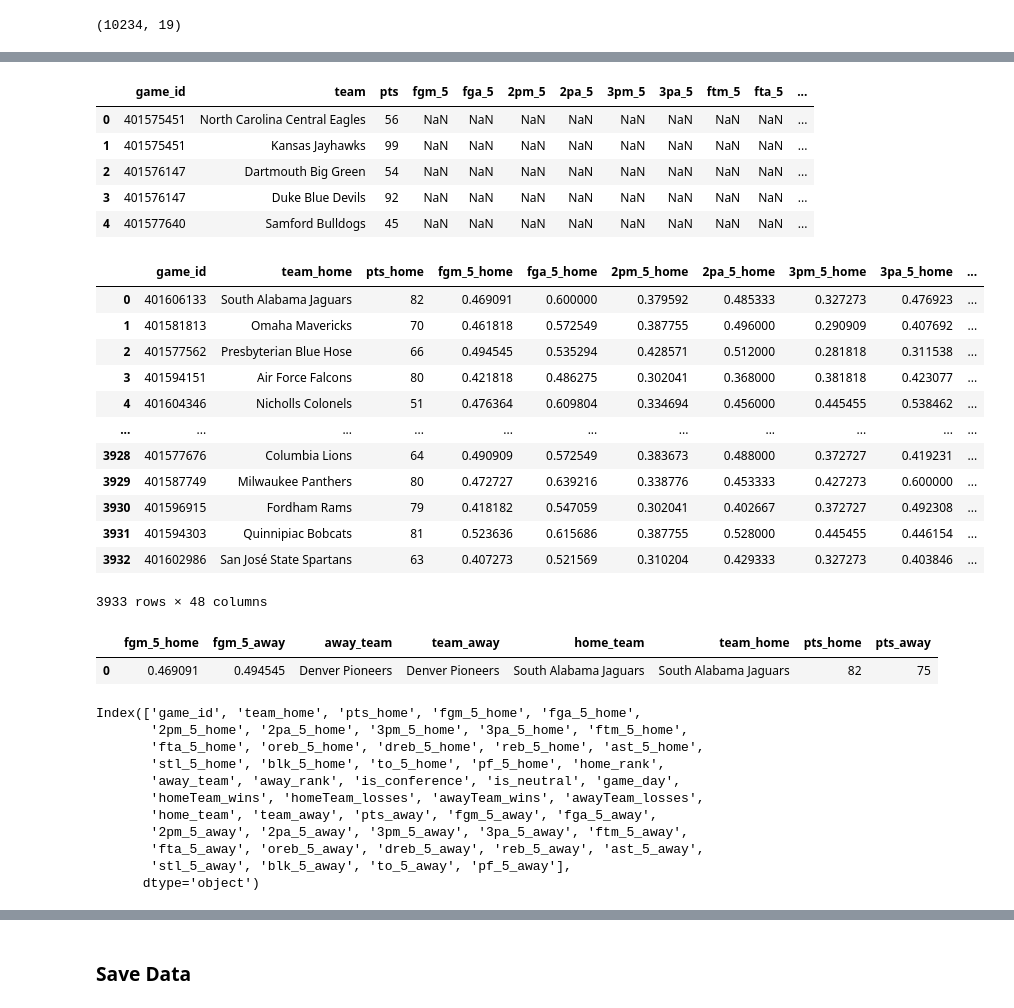
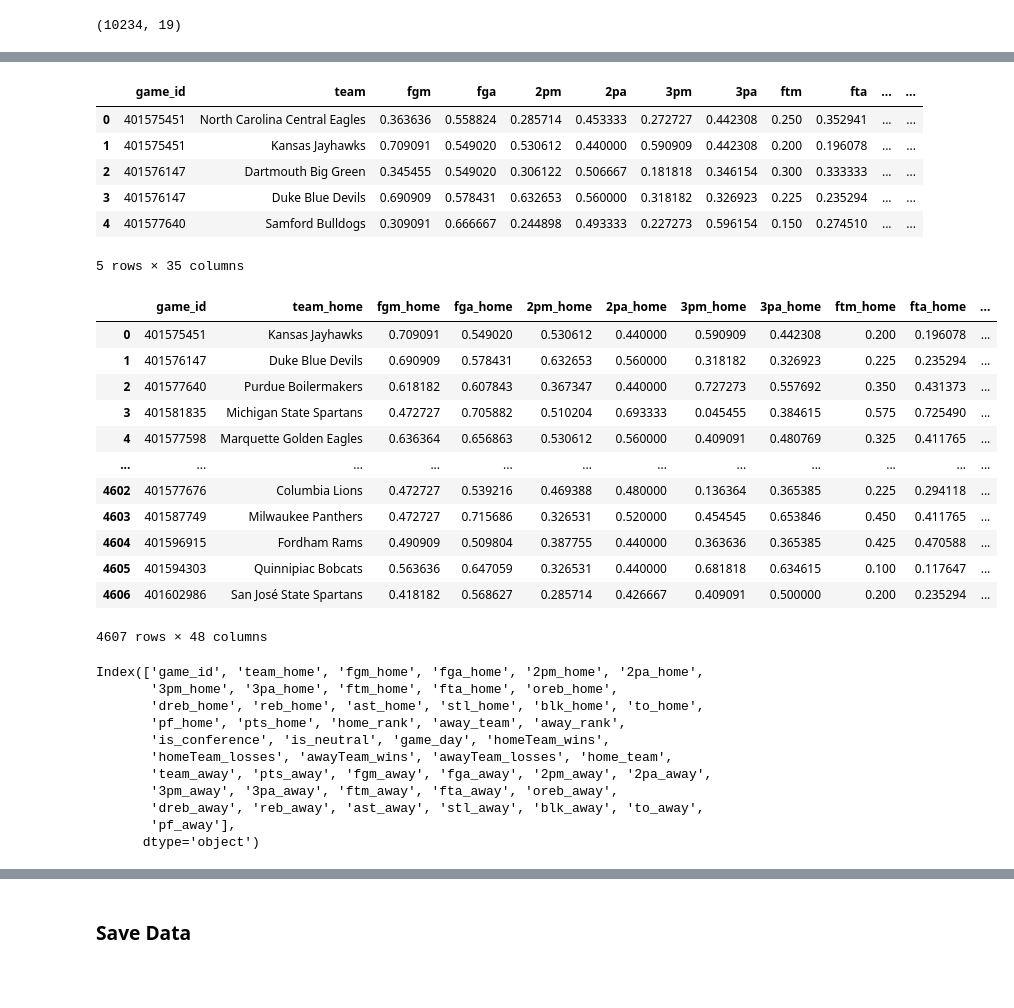
Before and after one commit to michael-abbate/cbb-predictor, a Jupyter notebook: data_preprocessing.ipynb, the cells around one changed output, grey strips where cells are left out. Saved outputs shown, nothing was run; the diff lists cells and outputs as text; code cells hidden in the pictures; blank space fills up the shorter version.

Commit message:
Update to work with actual stats from the games to predict home and away scores in two separate models. Use cumulative averages as inputs to predict respective scores.

```diff
--- a/data_preprocessing.ipynb
+++ b/data_preprocessing.ipynb
@@ -185,60 +219,56 @@ bs_grouped.columns = rolling_cols
 # %%
-include_cols = ['game_id','team','pts']+rolling_cols
-bs_grouped_with_game_info = pd.concat([bs_v,bs_grouped],axis=1)[include_cols]
-bs_grouped_with_game_info.head()
+# include_cols = ['game_id','team','pts']+rolling_cols
+# bs_grouped_with_game_info = pd.concat([bs_v,bs_grouped],axis=1)#[include_cols]
+# bs_grouped_with_game_info.head()
 # %% [output]
-|  | game_id | team | pts | fgm_5 | fga_5 | 2pm_5 | 2pa_5 | 3pm_5 | 3pa_5 | ftm_5 | fta_5 | ... |
-| 0 | 401575451 | North Carolina Central Eagles | 56 | NaN | NaN | NaN | NaN | NaN | NaN | NaN | NaN | ... |
-| 1 | 401575451 | Kansas Jayhawks | 99 | NaN | NaN | NaN | NaN | NaN | NaN | NaN | NaN | ... |
-| 2 | 401576147 | Dartmouth Big Green | 54 | NaN | NaN | NaN | NaN | NaN | NaN | NaN | NaN | ... |
-| 3 | 401576147 | Duke Blue Devils | 92 | NaN | NaN | NaN | NaN | NaN | NaN | NaN | NaN | ... |
-| 4 | 401577640 | Samford Bulldogs | 45 | NaN | NaN | NaN | NaN | NaN | NaN | NaN | NaN | ... |
+|  | game_id | team | fgm | fga | 2pm | 2pa | 3pm | 3pa | ftm | fta | ... | ... |
+| 0 | 401575451 | North Carolina Central Eagles | 0.363636 | 0.558824 | 0.285714 | 0.453333 | 0.272727 | 0.442308 | 0.250 | 0.352941 | ... | ... |
+| 1 | 401575451 | Kansas Jayhawks | 0.709091 | 0.549020 | 0.530612 | 0.440000 | 0.590909 | 0.442308 | 0.200 | 0.196078 | ... | ... |
+| 2 | 401576147 | Dartmouth Big Green | 0.345455 | 0.549020 | 0.306122 | 0.506667 | 0.181818 | 0.346154 | 0.300 | 0.333333 | ... | ... |
+| 3 | 401576147 | Duke Blue Devils | 0.690909 | 0.578431 | 0.632653 | 0.560000 | 0.318182 | 0.326923 | 0.225 | 0.235294 | ... | ... |
+| 4 | 401577640 | Samford Bulldogs | 0.309091 | 0.666667 | 0.244898 | 0.493333 | 0.227273 | 0.596154 | 0.150 | 0.274510 | ... | ... |
+5 rows × 35 columns
 # %%
 # Join in transformed on game ID and the teams
 
-
+include_cols = ['game_id','team','pts']+stat_cols
 home_boxscores_df = transformed_df.rename(columns={'home_team':'team'})
 home_boxscores_df['home_team']=home_boxscores_df['team']
 
 away_boxscores_df = transformed_df.rename(columns={'away_team':'team'})
 away_boxscores_df['away_team']=away_boxscores_df['team']
 
-home_boxscores = pd.merge(bs_grouped_with_game_info, home_boxscores_df, how='left', on=['game_id','team'], validate='one_to_one').dropna()
+home_boxscores = pd.merge(bs, home_boxscores_df, how='left', on=['game_id','team'], validate='one_to_one').dropna()
 # home_boxscores = home_boxscores.drop(['team'],axis=1)
-away_boxscores = pd.merge(bs_grouped_with_game_info, away_boxscores_df, how='left', on=['game_id','team'], validate='one_to_one').dropna()[include_cols]
+away_boxscores = pd.merge(bs, away_boxscores_df, how='left', on=['game_id','team'], validate='one_to_one').dropna()[include_cols]
 # combined_boxscores = pd.merge(home_boxscores,away_boxscores,on='game_id',validate='one_to_one',suffixes=('_home','_away'))
 combined_boxscores = pd.merge(home_boxscores,away_boxscores,on='game_id',validate='one_to_one',suffixes=('_home','_away'))
 combined_boxscores
 # %% [output]
-|  | game_id | team_home | pts_home | fgm_5_home | fga_5_home | 2pm_5_home | 2pa_5_home | 3pm_5_home | 3pa_5_home | ... |
-| 0 | 401606133 | South Alabama Jaguars | 82 | 0.469091 | 0.600000 | 0.379592 | 0.485333 | 0.327273 | 0.476923 | ... |
-| 1 | 401581813 | Omaha Mavericks | 70 | 0.461818 | 0.572549 | 0.387755 | 0.496000 | 0.290909 | 0.407692 | ... |
-| 2 | 401577562 | Presbyterian Blue Hose | 66 | 0.494545 | 0.535294 | 0.428571 | 0.512000 | 0.281818 | 0.311538 | ... |
-| 3 | 401594151 | Air Force Falcons | 80 | 0.421818 | 0.486275 | 0.302041 | 0.368000 | 0.381818 | 0.423077 | ... |
-| 4 | 401604346 | Nicholls Colonels | 51 | 0.476364 | 0.609804 | 0.334694 | 0.456000 | 0.445455 | 0.538462 | ... |
-| ... | ... | ... | ... | ... | ... | ... | ... | ... | ... | ... |
-| 3928 | 401577676 | Columbia Lions | 64 | 0.490909 | 0.572549 | 0.383673 | 0.488000 | 0.372727 | 0.419231 | ... |
-| 3929 | 401587749 | Milwaukee Panthers | 80 | 0.472727 | 0.639216 | 0.338776 | 0.453333 | 0.427273 | 0.600000 | ... |
-| 3930 | 401596915 | Fordham Rams | 79 | 0.418182 | 0.547059 | 0.302041 | 0.402667 | 0.372727 | 0.492308 | ... |
-| 3931 | 401594303 | Quinnipiac Bobcats | 81 | 0.523636 | 0.615686 | 0.387755 | 0.528000 | 0.445455 | 0.446154 | ... |
-| 3932 | 401602986 | San José State Spartans | 63 | 0.407273 | 0.521569 | 0.310204 | 0.429333 | 0.327273 | 0.403846 | ... |
+|  | game_id | team_home | fgm_home | fga_home | 2pm_home | 2pa_home | 3pm_home | 3pa_home | ftm_home | fta_home | ... |
+| 0 | 401575451 | Kansas Jayhawks | 0.709091 | 0.549020 | 0.530612 | 0.440000 | 0.590909 | 0.442308 | 0.200 | 0.196078 | ... |
+| 1 | 401576147 | Duke Blue Devils | 0.690909 | 0.578431 | 0.632653 | 0.560000 | 0.318182 | 0.326923 | 0.225 | 0.235294 | ... |
+| 2 | 401577640 | Purdue Boilermakers | 0.618182 | 0.607843 | 0.367347 | 0.440000 | 0.727273 | 0.557692 | 0.350 | 0.431373 | ... |
+| 3 | 401581835 | Michigan State Spartans | 0.472727 | 0.705882 | 0.510204 | 0.693333 | 0.045455 | 0.384615 | 0.575 | 0.725490 | ... |
+| 4 | 401577598 | Marquette Golden Eagles | 0.636364 | 0.656863 | 0.530612 | 0.560000 | 0.409091 | 0.480769 | 0.325 | 0.411765 | ... |
+| ... | ... | ... | ... | ... | ... | ... | ... | ... | ... | ... | ... |
+| 4602 | 401577676 | Columbia Lions | 0.472727 | 0.539216 | 0.469388 | 0.480000 | 0.136364 | 0.365385 | 0.225 | 0.294118 | ... |
+| 4603 | 401587749 | Milwaukee Panthers | 0.472727 | 0.715686 | 0.326531 | 0.520000 | 0.454545 | 0.653846 | 0.450 | 0.411765 | ... |
+| 4604 | 401596915 | Fordham Rams | 0.490909 | 0.509804 | 0.387755 | 0.440000 | 0.363636 | 0.365385 | 0.425 | 0.470588 | ... |
+| 4605 | 401594303 | Quinnipiac Bobcats | 0.563636 | 0.647059 | 0.326531 | 0.440000 | 0.681818 | 0.634615 | 0.100 | 0.117647 | ... |
+| 4606 | 401602986 | San José State Spartans | 0.418182 | 0.568627 | 0.285714 | 0.426667 | 0.409091 | 0.500000 | 0.200 | 0.235294 | ... |
-3933 rows × 48 columns
+4607 rows × 48 columns
-# %%
-combined_boxscores.loc[combined_boxscores['game_id']==401606133,['fgm_5_home','fgm_5_away','away_team','team_away','home_team','team_home','pts_home','pts_away']]
-# %% [output]
-|  | fgm_5_home | fgm_5_away | away_team | team_away | home_team | team_home | pts_home | pts_away |
-| 0 | 0.469091 | 0.494545 | Denver Pioneers | Denver Pioneers | South Alabama Jaguars | South Alabama Jaguars | 82 | 75 |
 # %%
 combined_boxscores.columns
 # %% [output]
-Index(['game_id', 'team_home', 'pts_home', 'fgm_5_home', 'fga_5_home',
-       '2pm_5_home', '2pa_5_home', '3pm_5_home', '3pa_5_home', 'ftm_5_home',
-       'fta_5_home', 'oreb_5_home', 'dreb_5_home', 'reb_5_home', 'ast_5_home',
-       'stl_5_home', 'blk_5_home', 'to_5_home', 'pf_5_home', 'home_rank',
-       'away_team', 'away_rank', 'is_conference', 'is_neutral', 'game_day',
-       'homeTeam_wins', 'homeTeam_losses', 'awayTeam_wins', 'awayTeam_losses',
-       'home_team', 'team_away', 'pts_away', 'fgm_5_away', 'fga_5_away',
-       '2pm_5_away', '2pa_5_away', '3pm_5_away', '3pa_5_away', 'ftm_5_away',
-       'fta_5_away', 'oreb_5_away', 'dreb_5_away', 'reb_5_away', 'ast_5_away',
-       'stl_5_away', 'blk_5_away', 'to_5_away', 'pf_5_away'],
+Index(['game_id', 'team_home', 'fgm_home', 'fga_home', '2pm_home', '2pa_home',
+       '3pm_home', '3pa_home', 'ftm_home', 'fta_home', 'oreb_home',
+       'dreb_home', 'reb_home', 'ast_home', 'stl_home', 'blk_home', 'to_home',
+       'pf_home', 'pts_home', 'home_rank', 'away_team', 'away_rank',
+       'is_conference', 'is_neutral', 'game_day', 'homeTeam_wins',
+       'homeTeam_losses', 'awayTeam_wins', 'awayTeam_losses', 'home_team',
+       'team_away', 'pts_away', 'fgm_away', 'fga_away', '2pm_away', '2pa_away',
+       '3pm_away', '3pa_away', 'ftm_away', 'fta_away', 'oreb_away',
+       'dreb_away', 'reb_away', 'ast_away', 'stl_away', 'blk_away', 'to_away',
+       'pf_away'],
       dtype='object')
```
Also changed, not shown: parts of 15 cells of this notebook, 3 other files.
